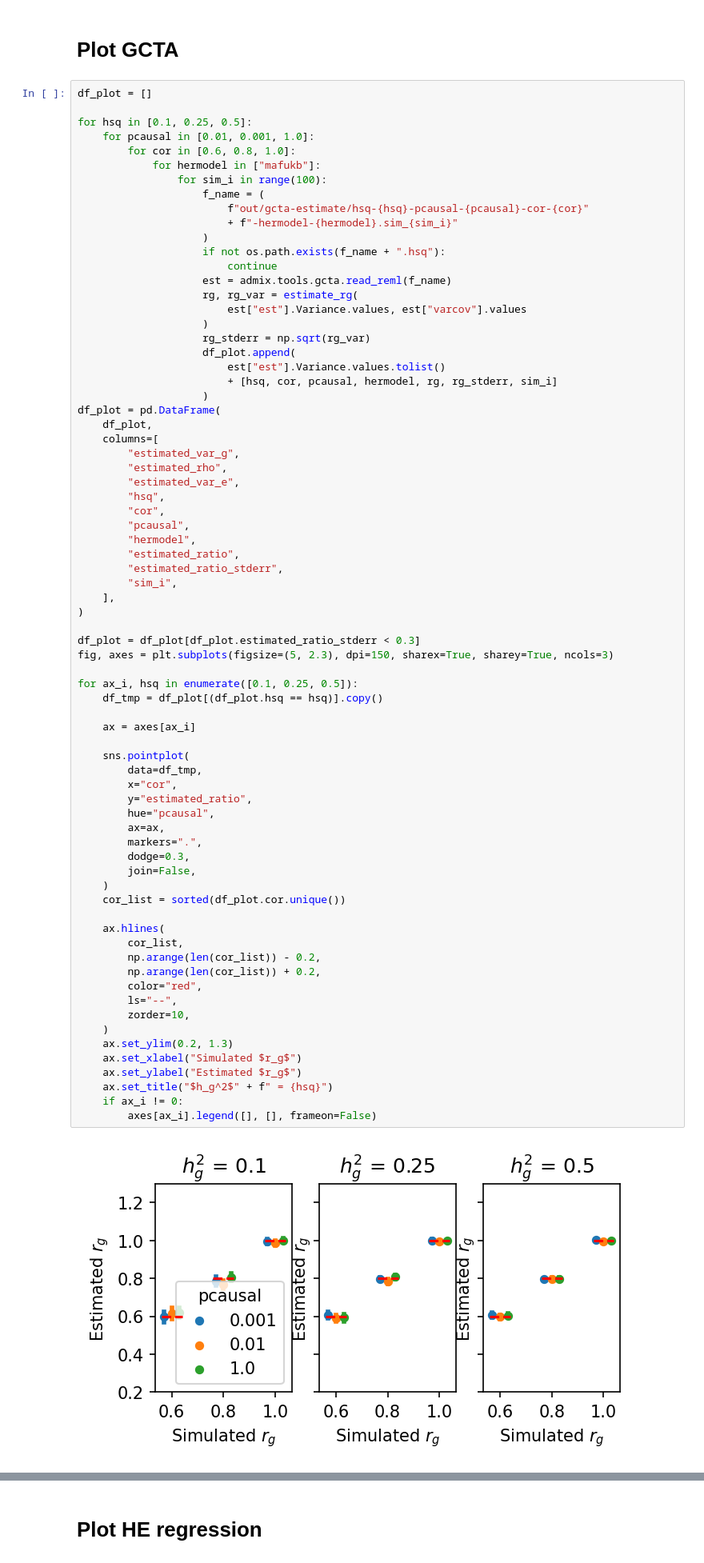
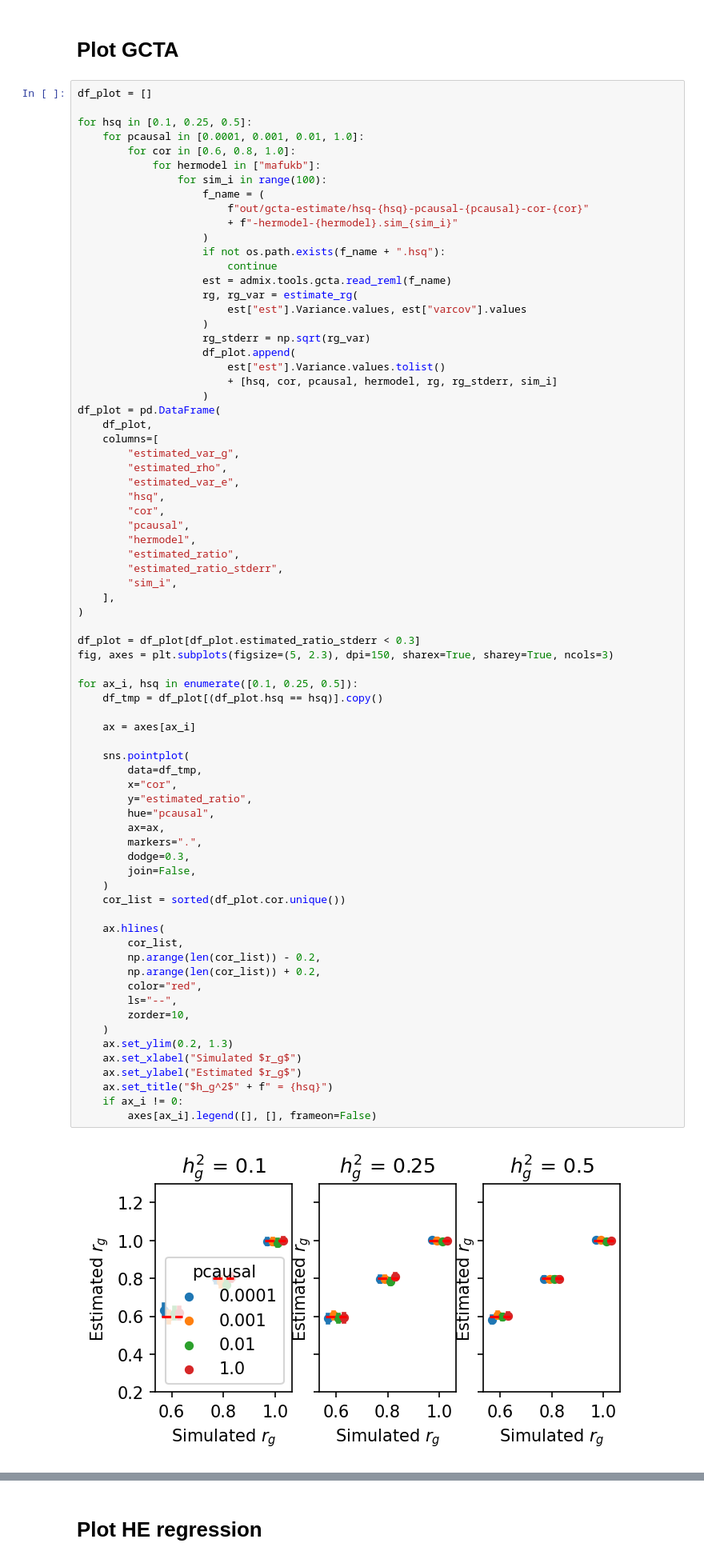
Before and after one commit to KangchengHou/admix-genet-cor, a Jupyter notebook: experiments/01_genome_wide_simulate/01-plot-simulation.ipynb, the cells around one changed output, grey strips where cells are left out. Shown at 80% size. Drawn from its saved outputs; the diff is of its cells as text.

```diff
--- a/experiments/01_genome_wide_simulate/01-plot-simulation.ipynb
+++ b/experiments/01_genome_wide_simulate/01-plot-simulation.ipynb
@@ -36,7 +36,7 @@ def estimate_rg(est, est_var):
 df_plot = []
 
 for hsq in [0.1, 0.25, 0.5]:
-    for pcausal in [0.01, 0.001, 1.0]:
+    for pcausal in [0.0001, 0.001, 0.01, 1.0]:
         for cor in [0.6, 0.8, 1.0]:
             for hermodel in ["mafukb"]:
                 for sim_i in range(100):
@@ -79,34 +79,34 @@ for ax_i, hsq in enumerate([0.1, 0.25, 0.5]):
 
     ax = axes[ax_i]
 
     sns.pointplot(
         data=df_tmp,
         x="cor",
         y="estimated_ratio",
         hue="pcausal",
         ax=ax,
         markers=".",
         dodge=0.3,
         join=False,
     )
     cor_list = sorted(df_plot.cor.unique())
 
     ax.hlines(
         cor_list,
         np.arange(len(cor_list)) - 0.2,
         np.arange(len(cor_list)) + 0.2,
         color="red",
         ls="--",
         zorder=10,
     )
     ax.set_ylim(0.2, 1.3)
     ax.set_xlabel("Simulated $r_g$")
     ax.set_ylabel("Estimated $r_g$")
     ax.set_title("$h_g^2$" + f" = {hsq}")
     if ax_i != 0:
         axes[ax_i].legend([], [], frameon=False)
 # %% [output]
-[figure, old version]
+[figure, new version]
 # %%
 df_plot.groupby(["hsq", "cor", "pcausal"]).apply(lambda x: len(x["estimated_ratio"]))
 # %% [output]
```
Also changed, not shown: parts of 2 cells of this notebook, 11 other files.
